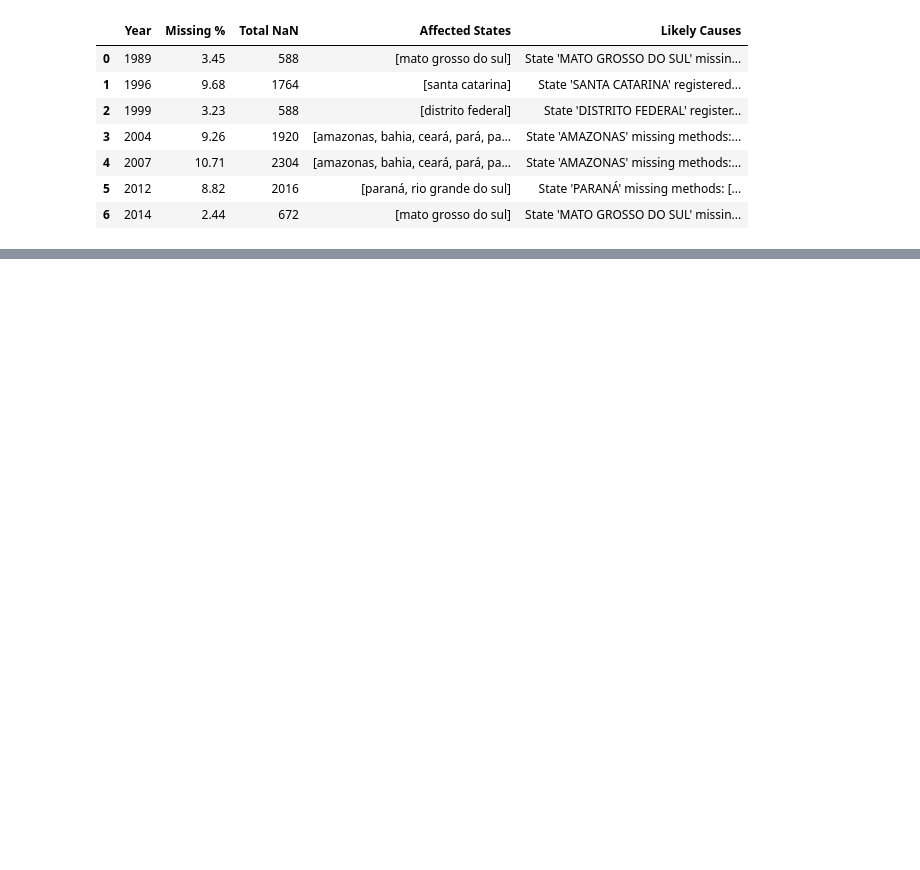
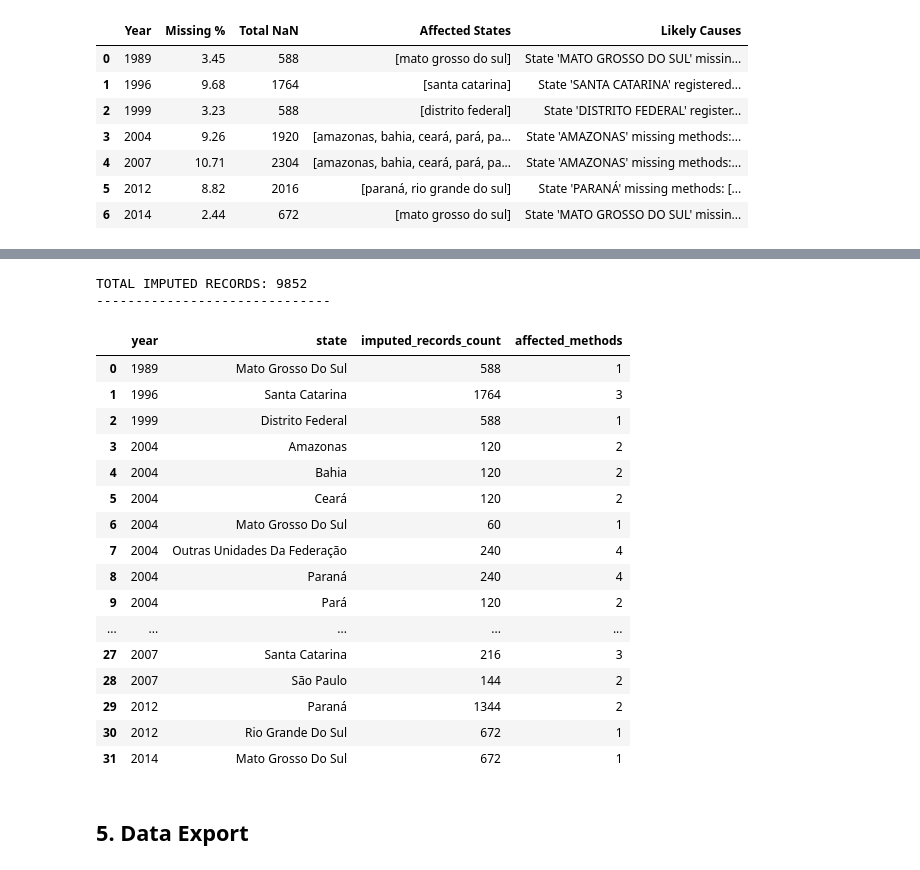
Before and after one commit to Dev-Yudii/tourism-analysis, a Jupyter notebook: notebooks/tourism_1989_2024.ipynb, the cells around one changed output, grey strips where cells are left out. Drawn from its saved outputs; the diff is of its cells as text; code cells hidden in the pictures; blank space fills up the shorter version.

```diff
--- a/notebooks/tourism_1989_2024.ipynb
+++ b/notebooks/tourism_1989_2024.ipynb
@@ -385,0 +481,28 @@ display(quality_report)
+# %%
+# Defining the semantic normalization dictionary
+semantic_normalization = {
+    'arrival_method': {
+        'aérea': 'aéreo',
+        'marítima': 'marítimo',
+        'maritmo': 'marítimo'
+    },
+    'month': {
+        'marco': 'março'
+    }
+}
+
+# Applying corrections across the dataframe
+for col, mapping in semantic_normalization.items():
+    df_tourism[col] = df_tourism[col].replace(mapping)
+
+# Capitalization Standardization (Title Case)
+cols_to_title = ['state', 'arrival_method', 'month', 'continent', 'country']
+for col in cols_to_title:
+    df_tourism[col] = df_tourism[col].str.title()
+
+# Final Sanity Check
+print("--- Final Validation ---")
+print(f"Unique Methods: {df_tourism['arrival_method'].unique()}")
+print(f"Unique Months (Count): {len(df_tourism['month'].unique())}")
+if len(df_tourism['month'].unique()) == 12:
+    print("Month consistency verified (12 unique months).")
@@ -385,0 +551,37 @@ display(quality_report)
+# %%
+# Filtering records where data was imputed
+imputed_data_summary = df_tourism[df_tourism['data_quality_flag'] == 'imputed_zero']
+
+if not imputed_data_summary.empty:
+    print(f"TOTAL IMPUTED RECORDS: {len(imputed_data_summary)}")
+    print("-" * 30)
+    # Grouping to show where the gaps were
+    report = imputed_data_summary.groupby(['year', 'state']).agg(
+        imputed_records_count=('arrivals', 'count'),
+        affected_methods=('arrival_method', 'nunique')
+    ).reset_index()
+    display(report)
+else:
+    print("No imputed data found. Dataset integrity: 100%")
+# %% [output]
+TOTAL IMPUTED RECORDS: 9852
+------------------------------
+|  | year | state | imputed_records_count | affected_methods |
+| 0 | 1989 | Mato Grosso Do Sul | 588 | 1 |
+| 1 | 1996 | Santa Catarina | 1764 | 3 |
+| 2 | 1999 | Distrito Federal | 588 | 1 |
+| 3 | 2004 | Amazonas | 120 | 2 |
+| 4 | 2004 | Bahia | 120 | 2 |
+| 5 | 2004 | Ceará | 120 | 2 |
+| 6 | 2004 | Mato Grosso Do Sul | 60 | 1 |
+| 7 | 2004 | Outras Unidades Da Federação | 240 | 4 |
+| 8 | 2004 | Paraná | 240 | 4 |
+| 9 | 2004 | Pará | 120 | 2 |
+| ... | ... | ... | ... | ... |
+| 27 | 2007 | Santa Catarina | 216 | 3 |
+| 28 | 2007 | São Paulo | 144 | 2 |
+| 29 | 2012 | Paraná | 1344 | 2 |
+| 30 | 2012 | Rio Grande Do Sul | 672 | 1 |
+| 31 | 2014 | Mato Grosso Do Sul | 672 | 1 |
+# %% [markdown]
+## 5. Data Export <a id="database"></a>
```
Also changed, not shown: parts of 24 cells of this notebook, 2 other files.
